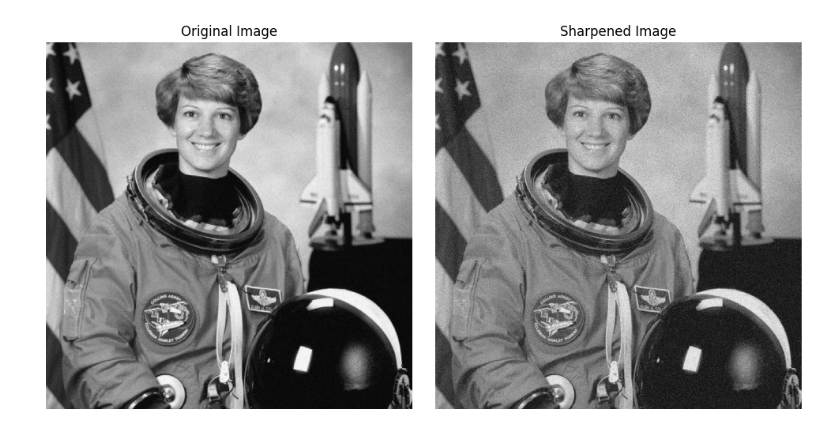
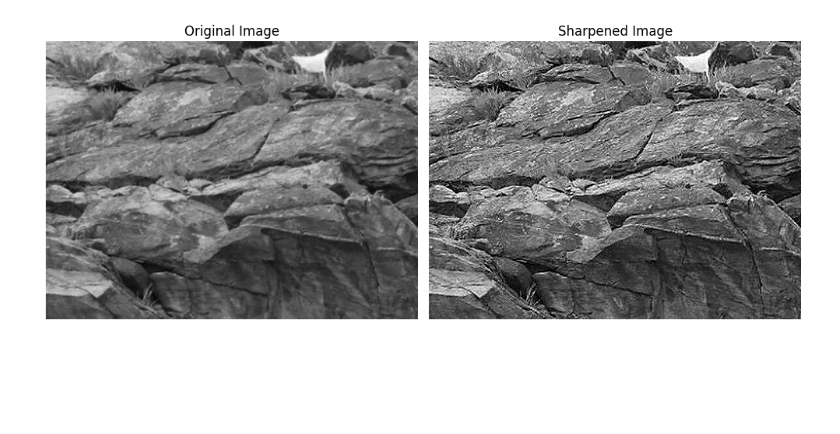
Before and after one commit to sunabove/opencv-python, a Jupyter notebook: ch_07_domain/130_샤프닝.ipynb, the cells around one changed output. Saved outputs shown, nothing was run; the diff lists cells and outputs as text; code cells hidden in the pictures; blank space fills up the shorter version.

```diff
--- a/ch_07_domain/130_샤프닝.ipynb
+++ b/ch_07_domain/130_샤프닝.ipynb
@@ -2,32 +2,32 @@
 import cv2, numpy as np, matplotlib.pyplot as plt
 
 # 이미지 불러오기
-img = cv2.imread('example.jpg', cv2.IMREAD_GRAYSCALE)
+img = cv2.imread('blurred.jpg', cv2.IMREAD_GRAYSCALE)
 
 # 커널 생성
 kernel = np.array([[0, -1, 0],
                    [-1, 5,-1],
                    [0, -1, 0]])
 
 # filter2D를 사용하여 커널을 이미지에 적용 (평균 블러)
 img_sharpened = cv2.filter2D(img, -1, kernel)
 
 # 원본 이미지와 평균 블러 적용된 이미지 비교 출력
 plt.figure(figsize=(10, 5))
 
 # 원본 이미지 출력
 plt.subplot(1, 2, 1)
 plt.imshow(img, cmap="gray")
 plt.title('Original Image')
 plt.axis('off')
 
 # 평균 블러링된 이미지 출력
 plt.subplot(1, 2, 2)
 plt.imshow(img_sharpened, cmap="gray")
 plt.title( f'Sharpened Image' )
 plt.axis('off')
 
 plt.tight_layout()
 plt.show()
 # %% [output]
-[figure, old version]
+[figure, new version]
```
Also changed, not shown: 1 other file.
